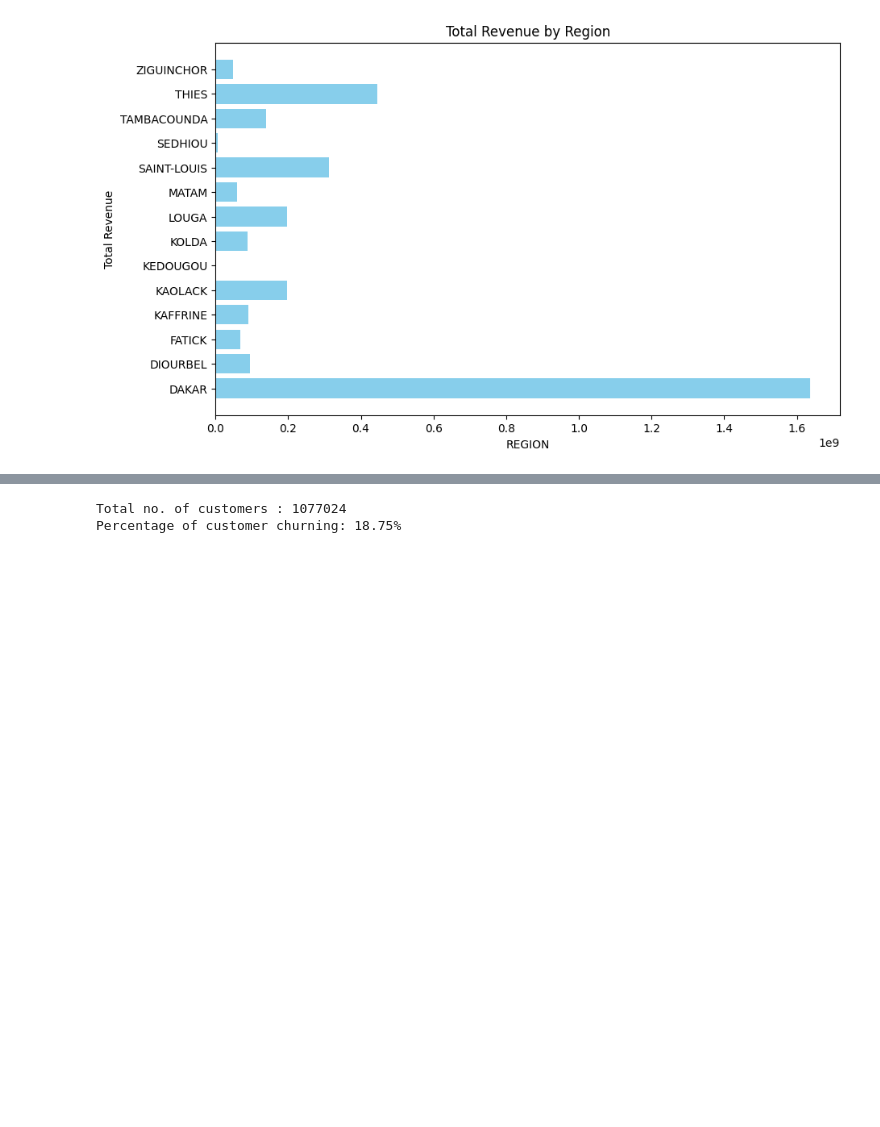
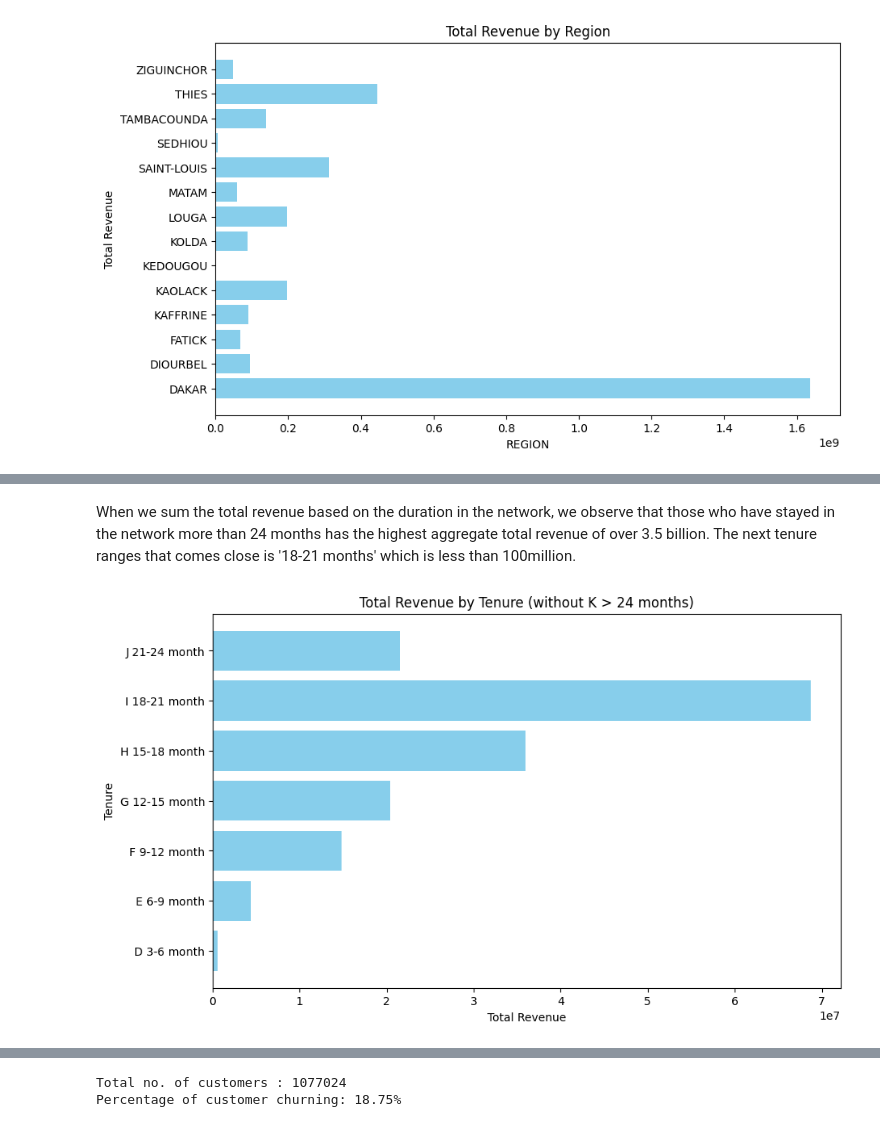
Before and after one commit to sethsot/African-telco-customer-churn, a Jupyter notebook: CustomerChurn.ipynb, the cells around one changed output, grey strips where cells are left out. Saved outputs shown, nothing was run; the diff lists cells and outputs as text; code cells hidden in the pictures; blank space fills up the shorter version.

```diff
--- a/CustomerChurn.ipynb
+++ b/CustomerChurn.ipynb
@@ -355,0 +410,16 @@ plt.show()
+# %% [markdown]
+When we sum the total revenue based on the duration in the network, we observe that those who have stayed in the network more than 24 months has the highest aggregate total revenue of over 3.5 billion. The next tenure ranges that comes close is '18-21 months' which is less than 100million.
+# %%
+# Plotting a bar chart for aggregated revenue by tenure without K > 24 month
+# Aggregate revenue based on tenure
+
+tenure_revenue = filtered_data.groupby('TENURE')['REVENUE'].sum().reset_index()
+
+plt.figure(figsize=(10, 6))
+plt.barh(tenure_revenue['TENURE'], tenure_revenue['REVENUE'], color='skyblue')
+plt.xlabel('Total Revenue')
+plt.ylabel('Tenure')
+plt.title('Total Revenue by Tenure (without K > 24 months)')
+plt.show()
+# %% [output]
+[figure, added]
```
Also changed, not shown: parts of 43 cells of this notebook.
